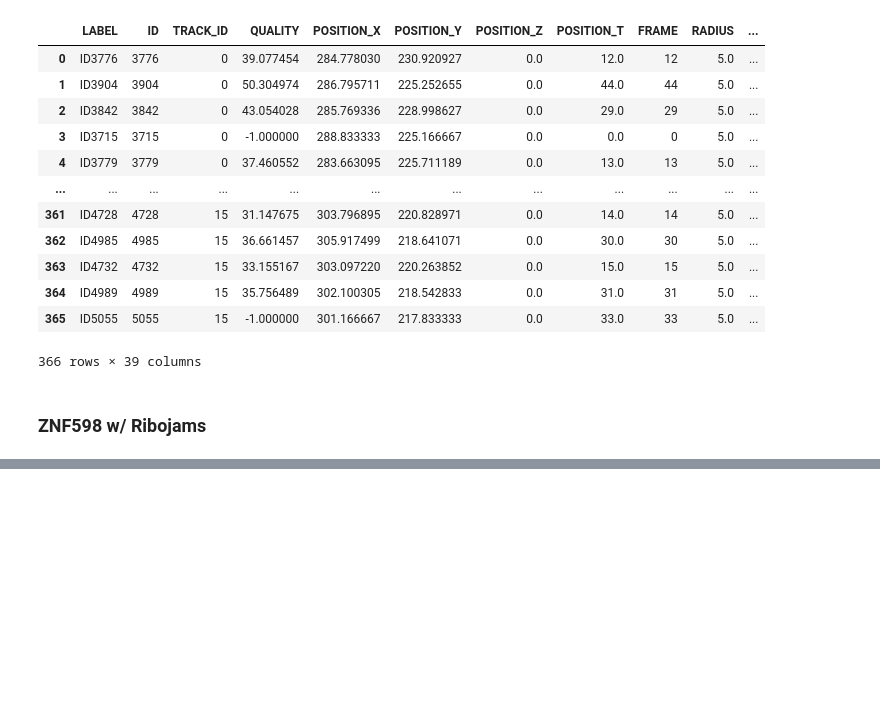
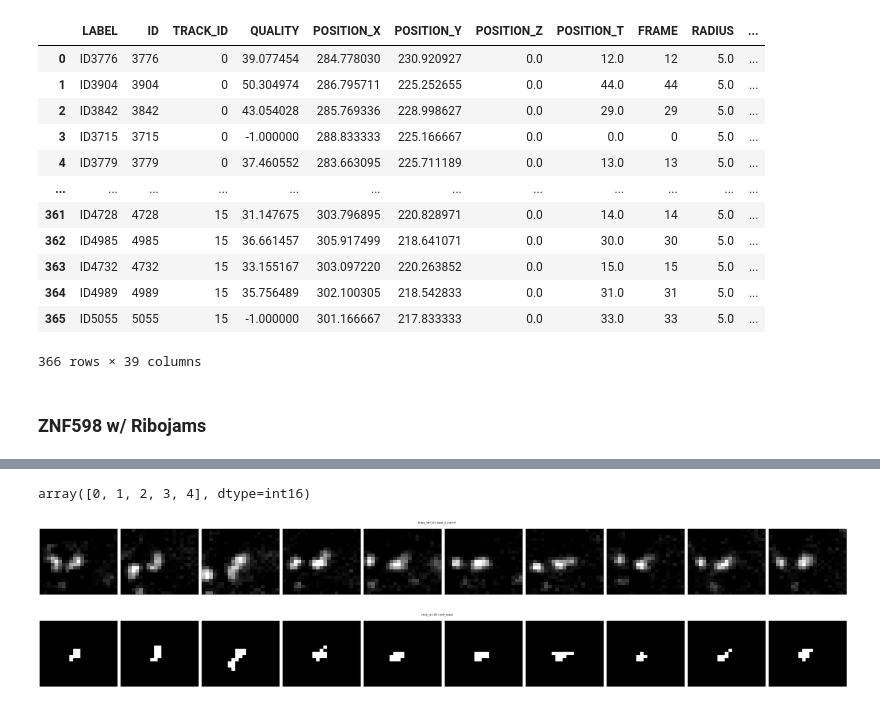
Before and after one commit to timstasevich/croparray, a Jupyter notebook: notebooks/Translation_Stalling_Quantification.ipynb, the cells around one changed output, grey strips where cells are left out. Saved outputs shown, nothing was run; the diff lists cells and outputs as text; code cells hidden in the pictures; blank space fills up the shorter version.

```diff
--- a/notebooks/Translation_Stalling_Quantification.ipynb
+++ b/notebooks/Translation_Stalling_Quantification.ipynb
@@ -696,0 +725,14 @@ spots
+# %%
+my_tas = ca.concat(
+    cas=[ta_noZ, ta_Z],
+    dim="exp",
+    labels=["-ZNF598", "+ZNF598"],
+    join="outer",
+)
+del ta_noZ, ta_Z
+# %%
+track_length_track = (my_tas.ds["MEAN_INTENSITY_CH1"] > 0).sum(dim="t")
+my_tas.ds["track_length"] = track_length_track.broadcast_like(
+    my_tas.ds["signal"]
+)
+my_tas.ds["track_length"].dims == my_tas.ds["signal"].dims
@@ -696,0 +757,7 @@ spots
+# %%
+cas_out = []
+for c in my_tas.ds["cell"].values:
+    ta = my_tas.sel(cell=c)
+    ta.ops.apply(ca.tools.binarize_crop_manual, channels=[0], source="best_z", out_name="ch{ch}_mask", func_kwargs=dict(q=0.45, q_range=(0.02,0.999), q_positive_only=True, close_px=1, smooth_px=0, fill_holes=False, return_uint8=True), compute_sum_xy=True, sum_name="{out}_area_px")
+    cas_out.append(ta)
+my_tas = ca.concat(cas=cas_out, dim="cell", labels=list(my_tas.ds["cell"].values))
@@ -696,0 +768,12 @@ spots
+# %%
+toi = my_tas.sel(exp="-ZNF598", cell=2, fov=0).tmeasure.tracklist(var='best_z')
+toi[0:5]
+# %% [output]
+array([0, 1, 2, 3, 4], dtype=int16)
+# %%
+my_n=30
+my_tas.sel(exp="-ZNF598", cell=1, fov=0).tplot.plot_trackarray_crops(layer="best_z", track_ids=[toi[my_n]], t=(0, 10, 1));
+my_tas.sel(exp="-ZNF598", cell=1, fov=0).tplot.plot_trackarray_crops(layer="ch0_mask", track_ids=[toi[my_n]], t=(0, 10, 1));
+# %% [output]
+[figure, added]
+[figure, added]
```
Also changed, not shown: parts of 21 cells of this notebook, 4 other files.
